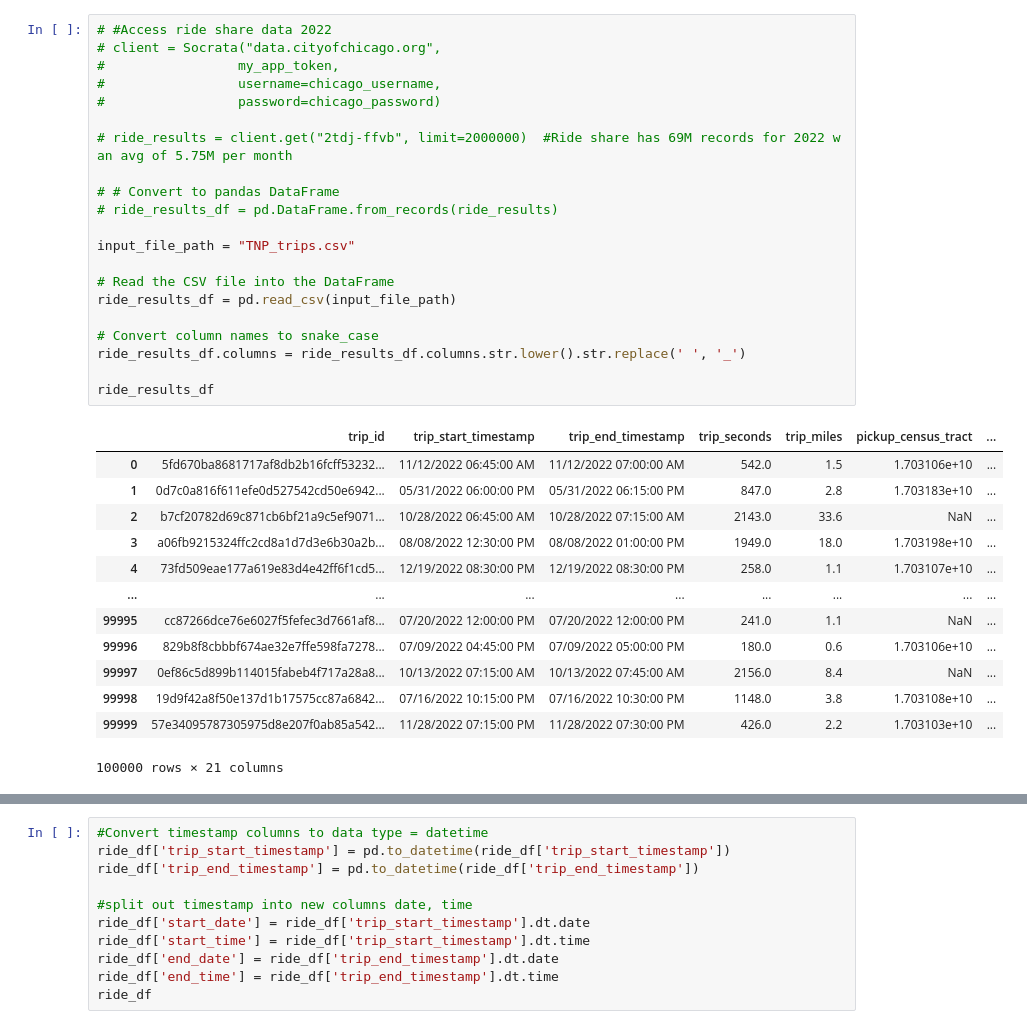
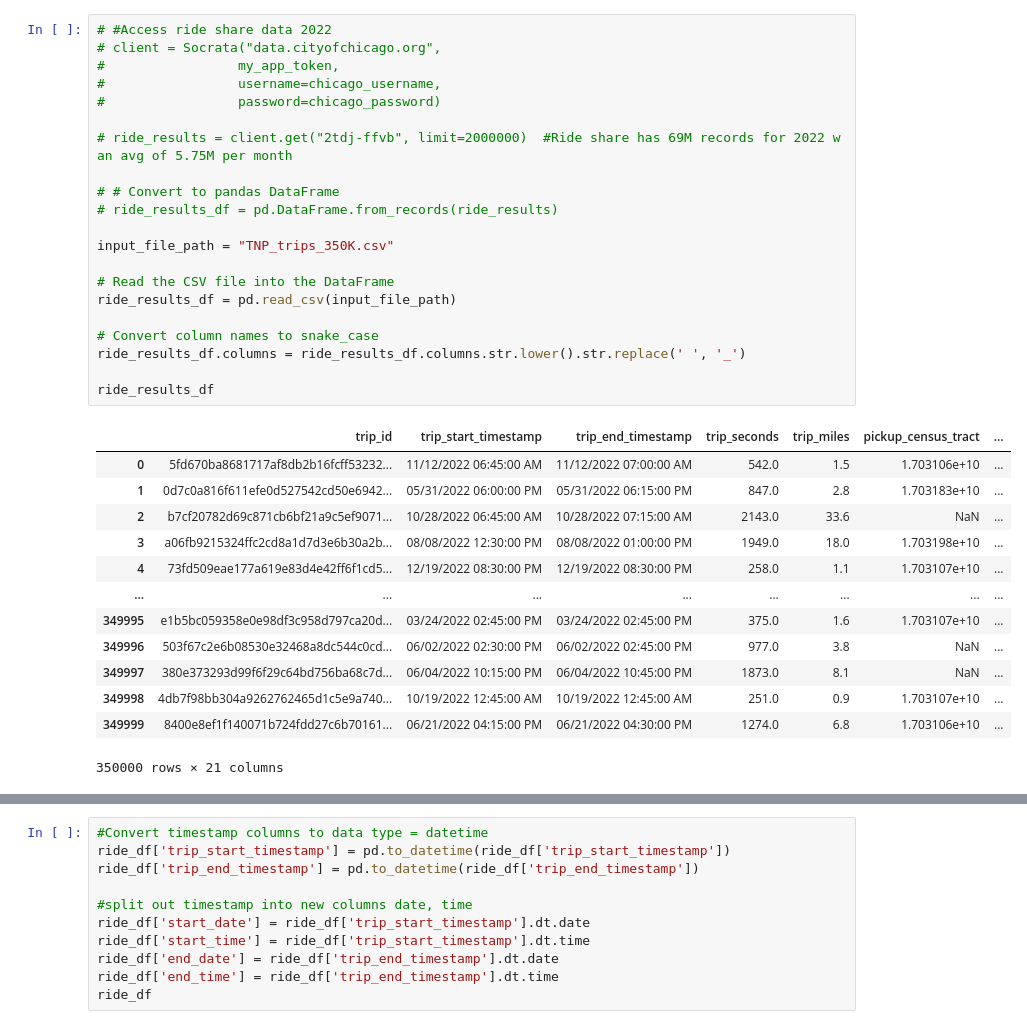
Before and after one commit to shaildesai98/Project-, a Jupyter notebook: test_notebook.ipynb, the cells around one changed output, grey strips where cells are left out. Cells and saved outputs as stored; diff of their text form.

```diff
--- a/test_notebook.ipynb
+++ b/test_notebook.ipynb
@@ -14,38 +14,38 @@ from scipy import stats
 # %%
 # #Access ride share data 2022
 # client = Socrata("data.cityofchicago.org",
 #                 my_app_token,
 #                 username=chicago_username,
 #                 password=chicago_password)
 
 # ride_results = client.get("2tdj-ffvb", limit=2000000)  #Ride share has 69M records for 2022 w an avg of 5.75M per month
 
 # # Convert to pandas DataFrame
 # ride_results_df = pd.DataFrame.from_records(ride_results)
 
-input_file_path = "TNP_trips.csv"
+input_file_path = "TNP_trips_350K.csv"
 
 # Read the CSV file into the DataFrame
 ride_results_df = pd.read_csv(input_file_path)
 
 # Convert column names to snake_case
 ride_results_df.columns = ride_results_df.columns.str.lower().str.replace(' ', '_')
 
 ride_results_df
 # %% [output]
 |  | trip_id | trip_start_timestamp | trip_end_timestamp | trip_seconds | trip_miles | pickup_census_tract | ... |
 | 0 | 5fd670ba8681717af8db2b16fcff53232... | 11/12/2022 06:45:00 AM | 11/12/2022 07:00:00 AM | 542.0 | 1.5 | 1.703106e+10 | ... |
 | 1 | 0d7c0a816f611efe0d527542cd50e6942... | 05/31/2022 06:00:00 PM | 05/31/2022 06:15:00 PM | 847.0 | 2.8 | 1.703183e+10 | ... |
 | 2 | b7cf20782d69c871cb6bf21a9c5ef9071... | 10/28/2022 06:45:00 AM | 10/28/2022 07:15:00 AM | 2143.0 | 33.6 | NaN | ... |
 | 3 | a06fb9215324ffc2cd8a1d7d3e6b30a2b... | 08/08/2022 12:30:00 PM | 08/08/2022 01:00:00 PM | 1949.0 | 18.0 | 1.703198e+10 | ... |
 | 4 | 73fd509eae177a619e83d4e42ff6f1cd5... | 12/19/2022 08:30:00 PM | 12/19/2022 08:30:00 PM | 258.0 | 1.1 | 1.703107e+10 | ... |
 | ... | ... | ... | ... | ... | ... | ... | ... |
-| 99995 | cc87266dce76e6027f5fefec3d7661af8... | 07/20/2022 12:00:00 PM | 07/20/2022 12:00:00 PM | 241.0 | 1.1 | NaN | ... |
-| 99996 | 829b8f8cbbbf674ae32e7ffe598fa7278... | 07/09/2022 04:45:00 PM | 07/09/2022 05:00:00 PM | 180.0 | 0.6 | 1.703106e+10 | ... |
-| 99997 | 0ef86c5d899b114015fabeb4f717a28a8... | 10/13/2022 07:15:00 AM | 10/13/2022 07:45:00 AM | 2156.0 | 8.4 | NaN | ... |
-| 99998 | 19d9f42a8f50e137d1b17575cc87a6842... | 07/16/2022 10:15:00 PM | 07/16/2022 10:30:00 PM | 1148.0 | 3.8 | 1.703108e+10 | ... |
-| 99999 | 57e34095787305975d8e207f0ab85a542... | 11/28/2022 07:15:00 PM | 11/28/2022 07:30:00 PM | 426.0 | 2.2 | 1.703103e+10 | ... |
+| 349995 | e1b5bc059358e0e98df3c958d797ca20d... | 03/24/2022 02:45:00 PM | 03/24/2022 02:45:00 PM | 375.0 | 1.6 | 1.703107e+10 | ... |
+| 349996 | 503f67c2e6b08530e32468a8dc544c0cd... | 06/02/2022 02:30:00 PM | 06/02/2022 02:45:00 PM | 977.0 | 3.8 | NaN | ... |
+| 349997 | 380e373293d99f6f29c64bd756ba68c7d... | 06/04/2022 10:15:00 PM | 06/04/2022 10:45:00 PM | 1873.0 | 8.1 | NaN | ... |
+| 349998 | 4db7f98bb304a9262762465d1c5e9a740... | 10/19/2022 12:45:00 AM | 10/19/2022 12:45:00 AM | 251.0 | 0.9 | 1.703107e+10 | ... |
+| 349999 | 8400e8ef1f140071b724fdd27c6b70161... | 06/21/2022 04:15:00 PM | 06/21/2022 04:30:00 PM | 1274.0 | 6.8 | 1.703106e+10 | ... |
-100000 rows × 21 columns
+350000 rows × 21 columns
 # %%
 #Formatting Step
 drop = ["pickup_census_tract",
```
Also changed, not shown: parts of 2 cells of this notebook.
